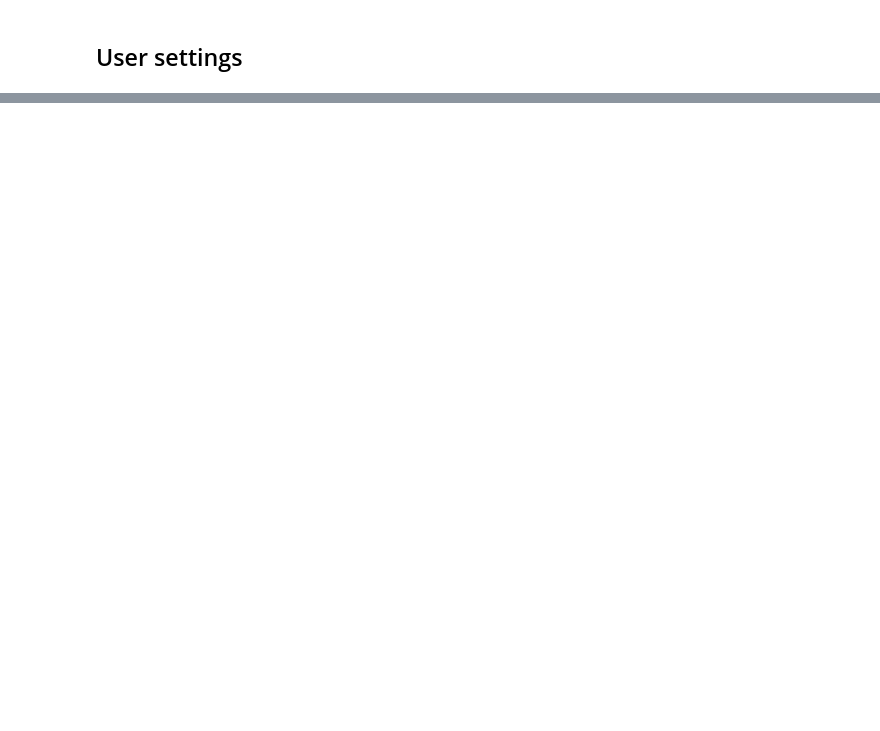
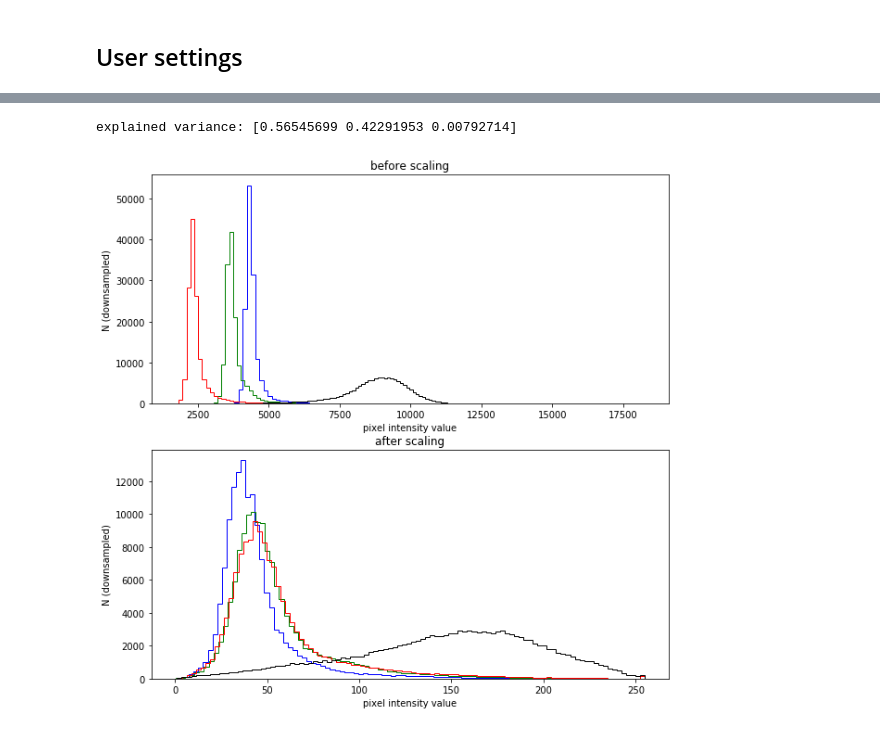
Before and after one commit to BerlinRDT/roaddetection, a Jupyter notebook: notebooks/presentation_figures/plot_analytic_img.ipynb, the cells around one changed output, grey strips where cells are left out. Drawn from its saved outputs; the diff is of its cells as text; code cells hidden in the pictures; blank space fills up the shorter version.

Commit message:
adds code for enhanced visualization of analytic satellite imagery

```diff
--- a/notebooks/presentation_figures/plot_analytic_img.ipynb
+++ b/notebooks/presentation_figures/plot_analytic_img.ipynb
@@ -60,23 +71,0 @@ mask_arr = mask_arr[:, r1:r2, c1:c2]
-# %%
-# call conversion function
-img_rgb, img_n, band_info = convert_sat_img(img_arr, src,
-                                            mask_arr=mask_arr,
-                                            src_type=src_type,
-                                            dest_type=dest_type,
-                                            scaling_type=scaling_type,
-                                            do_scale_bands_separate=do_scale_bands_separate,
-                                            do_visualize=do_visualize)
-
-img_mix = img_rgb.copy()
-img_mix[0] = img_n
-img_mix[1] = img_rgb[0]
-img_mix[2] = img_rgb[1]
-
-# reshape so image processing with scikit works as expected
-#(without that we could also leave it as is and use a rasterio method for plotting)
-
-img_rgb = rasterio.plot.reshape_as_image(img_rgb)
-img_mix = rasterio.plot.reshape_as_image(img_mix)
-# %%
-# fine-tune
-img_rgb = exposure.adjust_gamma(img_rgb,0.99)
@@ -83 +83,26 @@ img_rgb = exposure.adjust_gamma(img_rgb,0.99)
+# %%
+# call conversion function with histogram plotting functionality on
+if pca:
+    img_rgb, img_n, img_nrg, img_npc, pca = convert_sat_img(img_arr, src,
+                                                            src_type=src_type,
+                                                            mask_arr=mask_arr,
+                                                            pca=pca,
+                                                            scaling_type=scaling_type,
+                                                            do_scale_bands_separate=do_scale_bands_separate,
+                                                            percentile=percentile,
+                                                            clip_limit=clip_limit,
+                                                            do_histogram=True)
+else:
+    img_rgb, img_n, img_nrg = convert_sat_img(img_arr, src,
+                                            src_type=src_type,
+                                            mask_arr=mask_arr,
+                                            pca=pca,
+                                            scaling_type=scaling_type,
+                                            do_scale_bands_separate=do_scale_bands_separate,
+                                            percentile=percentile,
+                                            clip_limit=clip_limit,
+                                            do_histogram=True)
+# %% [output]
+explained variance: [0.56545699 0.42291953 0.00792714]
+[figure, added]
 # %%
```
Also changed, not shown: parts of 14 cells of this notebook, 2 other files.
